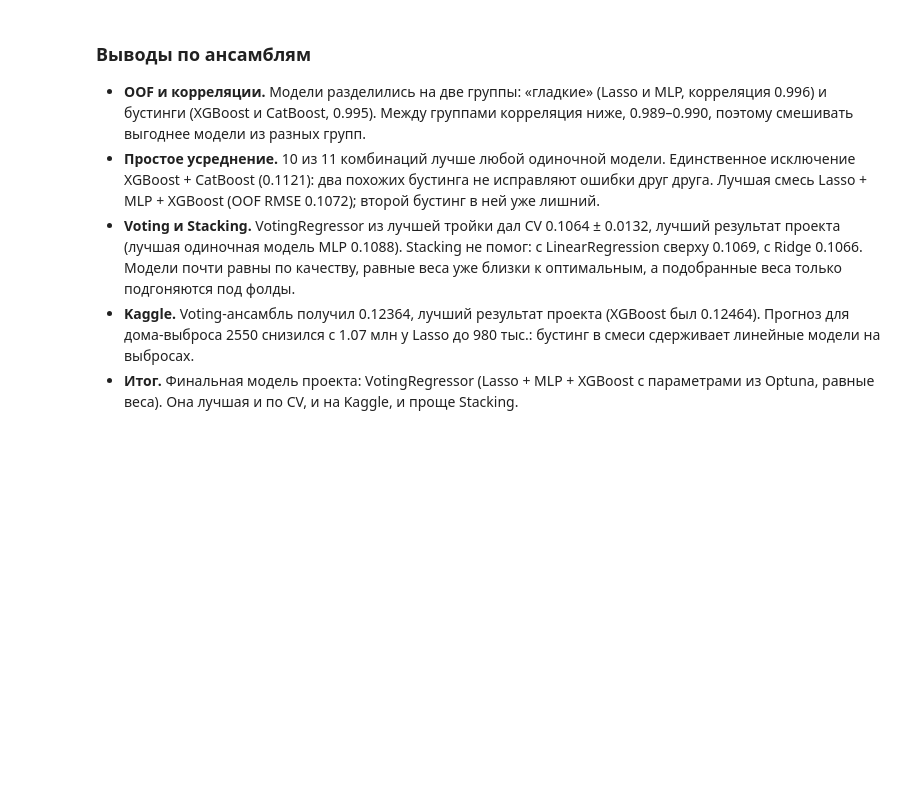
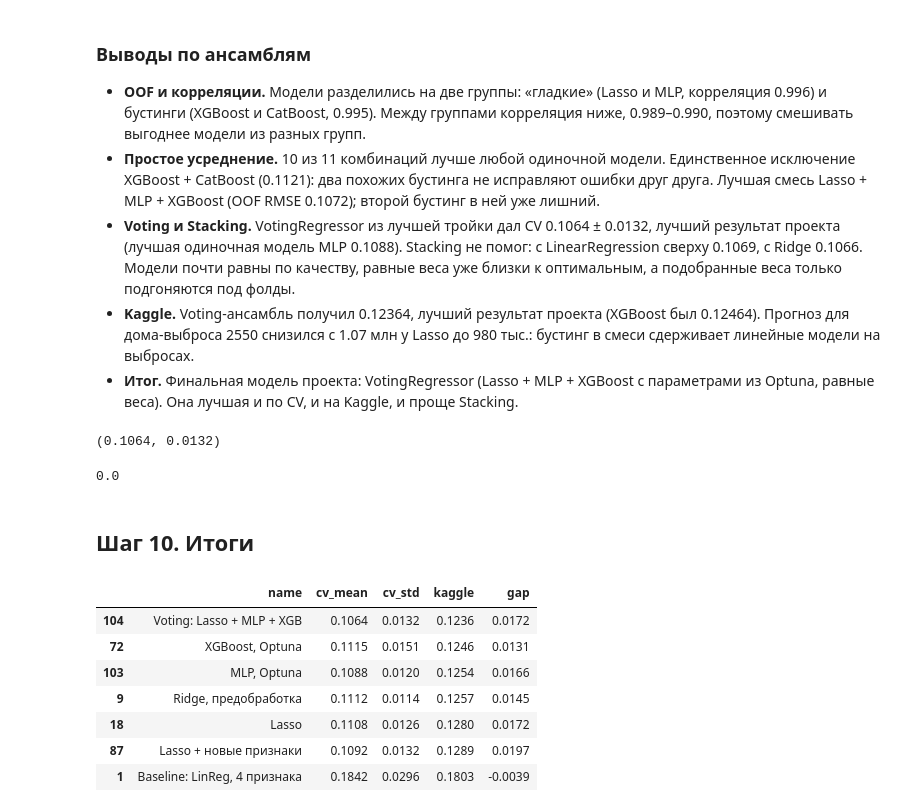
Before and after one commit to dakrilo/kaggle-house-prices, a Jupyter notebook: experiments.ipynb, the cells around one changed output. Cells and saved outputs as stored; diff of their text form; code cells hidden in the pictures; blank space fills up the shorter version.

```diff
--- a/experiments.ipynb
+++ b/experiments.ipynb
@@ -753,3 +753,45 @@ print(round(np.expm1(test_pred[idx_2550][0])))
 - **Voting и Stacking.** VotingRegressor из лучшей тройки дал CV 0.1064 ± 0.0132, лучший результат проекта (лучшая одиночная модель MLP 0.1088). Stacking не помог: с LinearRegression сверху 0.1069, с Ridge 0.1066. Модели почти равны по качеству, равные веса уже близки к оптимальным, а подобранные веса только подгоняются под фолды.
 - **Kaggle.** Voting-ансамбль получил 0.12364, лучший результат проекта (XGBoost был 0.12464). Прогноз для дома-выброса 2550 снизился с 1.07 млн у Lasso до 980 тыс.: бустинг в смеси сдерживает линейные модели на выбросах.
 - **Итог.** Финальная модель проекта: VotingRegressor (Lasso + MLP + XGBoost с параметрами из Optuna, равные веса). Она лучшая и по CV, и на Kaggle, и проще Stacking.
+# %%
+# 10.1 Финальная модель из config
+run_model(config, "voting_from_config")
+# %% [output]
+(0.1064, 0.0132)
+# %%
+# 10.2 Сабмит из main.py совпадает с сабмитом из ноутбука
+main_sub = pd.read_csv("outputs/submission_voting.csv")
+nb_sub = pd.read_csv("outputs/submission_voting_lasso_mlp_xgb.csv")
+print((main_sub["SalePrice"] - nb_sub["SalePrice"]).abs().max())
+# %% [output]
+0.0
+# %% [markdown]
+## Шаг 10. Итоги
+# %%
+# 10.3 Итоговая таблица: модели, отправленные на Kaggle (с CV)
+res = pd.read_csv(config.results_path)
+final = res[res["kaggle"].notna() & res["cv_mean"].notna()].copy()
+
+names = {
+    "linreg": "Baseline: LinReg, 4 признака",
+    "ridge_preprocessed": "Ridge, предобработка",
+    "lasso": "Lasso",
+    "xgb_optuna": "XGBoost, Optuna",
+    "lasso_fe_3": "Lasso + новые признаки",
+    "mlp_optuna": "MLP, Optuna",
+    "voting_lasso_mlp_xgb": "Voting: Lasso + MLP + XGB",
+}
+final["name"] = final["model"].map(names)
+# насколько Kaggle хуже CV
+final["gap"] = final["kaggle"] - final["cv_mean"]
+final = final[["name", "cv_mean", "cv_std", "kaggle", "gap"]].sort_values("kaggle")
+final.round(4)
+# %% [output]
+|  | name | cv_mean | cv_std | kaggle | gap |
+| 104 | Voting: Lasso + MLP + XGB | 0.1064 | 0.0132 | 0.1236 | 0.0172 |
+| 72 | XGBoost, Optuna | 0.1115 | 0.0151 | 0.1246 | 0.0131 |
+| 103 | MLP, Optuna | 0.1088 | 0.0120 | 0.1254 | 0.0166 |
+| 9 | Ridge, предобработка | 0.1112 | 0.0114 | 0.1257 | 0.0145 |
+| 18 | Lasso | 0.1108 | 0.0126 | 0.1280 | 0.0172 |
+| 87 | Lasso + новые признаки | 0.1092 | 0.0132 | 0.1289 | 0.0197 |
+| 1 | Baseline: LinReg, 4 признака | 0.1842 | 0.0296 | 0.1803 | -0.0039 |
```
Also changed, not shown: parts of 4 cells of this notebook, 5 other files.
